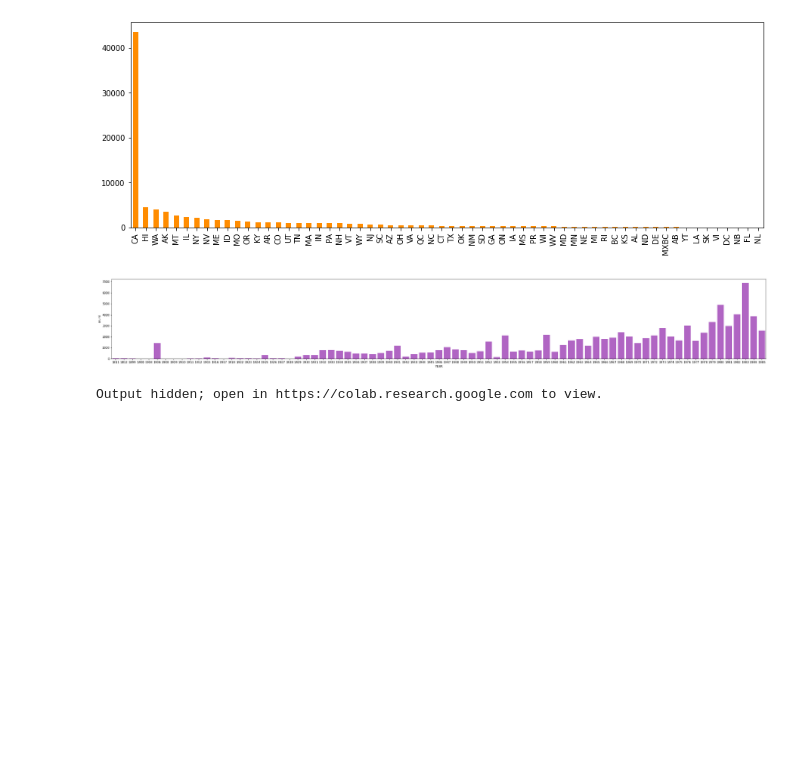
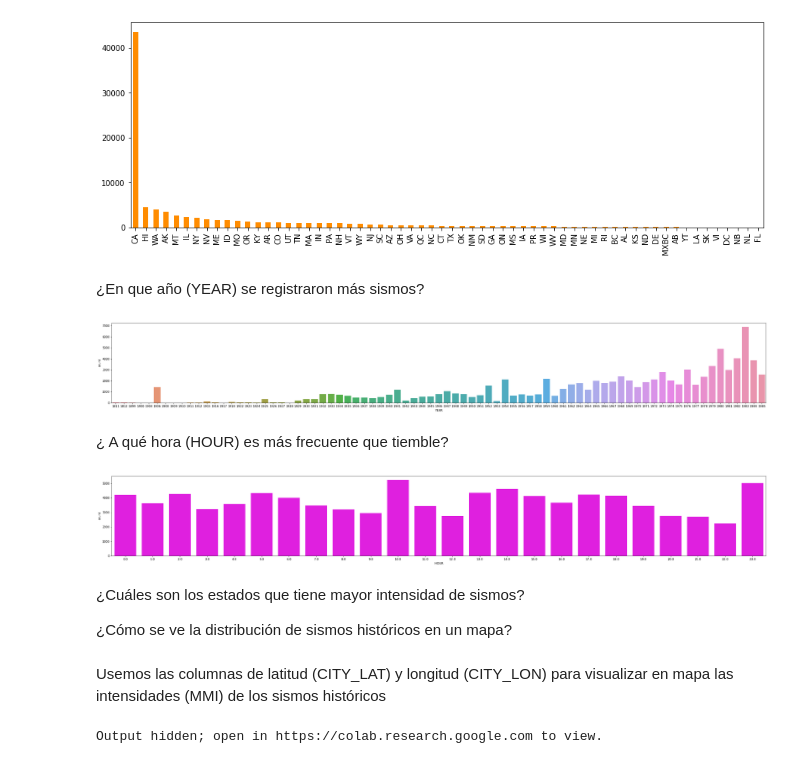
Before and after one commit to sainosmichelle/sainosmichelle.github.io, a Jupyter notebook: assets/files/Tema2/OR_2.2 EDA_Seismic_Intensity.ipynb, the cells around one changed output. Cells and saved outputs as stored; diff of their text form; code cells hidden in the pictures; blank space fills up the shorter version.

```diff
--- a/assets/files/Tema2/OR_2.2 EDA_Seismic_Intensity.ipynb
+++ b/assets/files/Tema2/OR_2.2 EDA_Seismic_Intensity.ipynb
@@ -130,12 +166,28 @@ sismosdf['STATE'].value_counts().plot(kind='bar', figsize=(15,5), grid=False, co
 # %% [output]
 <matplotlib.axes._subplots.AxesSubplot at 0x...>
 [figure]
+# %% [markdown]
+¿En que año (YEAR) se registraron más sismos?
 # %%
 fig, ax = plt.subplots(figsize=(40,5))
-sns.countplot(ax=ax, x=sismosdf['YEAR'], color='mediumorchid')
+sns.countplot(ax=ax, x=sismosdf['YEAR'])
 plt.show()
 # %% [output]
-[figure, old version]
+[figure, new version]
+# %% [markdown]
+¿ A qué hora (HOUR) es más frecuente que tiemble?
+# %%
+fig, ax = plt.subplots(figsize=(40,5))
+sns.countplot(ax=ax, x=sismosdf['HOUR'], color='magenta')
+plt.show()
+# %% [output]
+[figure, added]
+# %% [markdown]
+¿Cuáles son los estados que tiene mayor intensidad de sismos?
+
+¿Cómo se ve la distribución de sismos históricos en un mapa?
+# %% [markdown]
+Usemos las columnas de latitud (CITY_LAT) y longitud (CITY_LON) para visualizar en mapa las intensidades (MMI) de los sismos históricos
 # %%
 fig = go.Figure(data=go.Scattergeo(
         lon = sismosdf['CITY_LON'],
```
Also changed, not shown: parts of 58 cells of this notebook, 8 other files.
